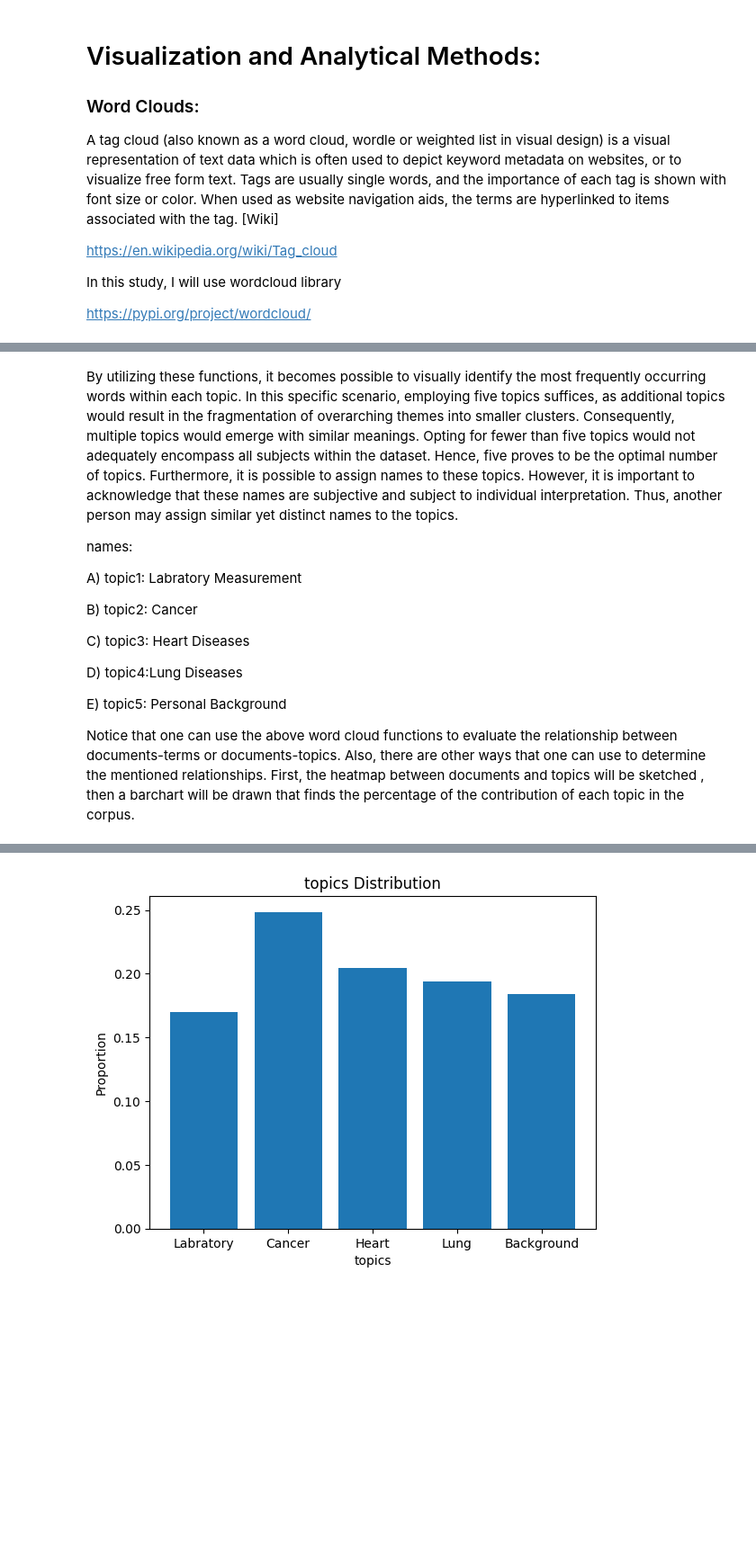
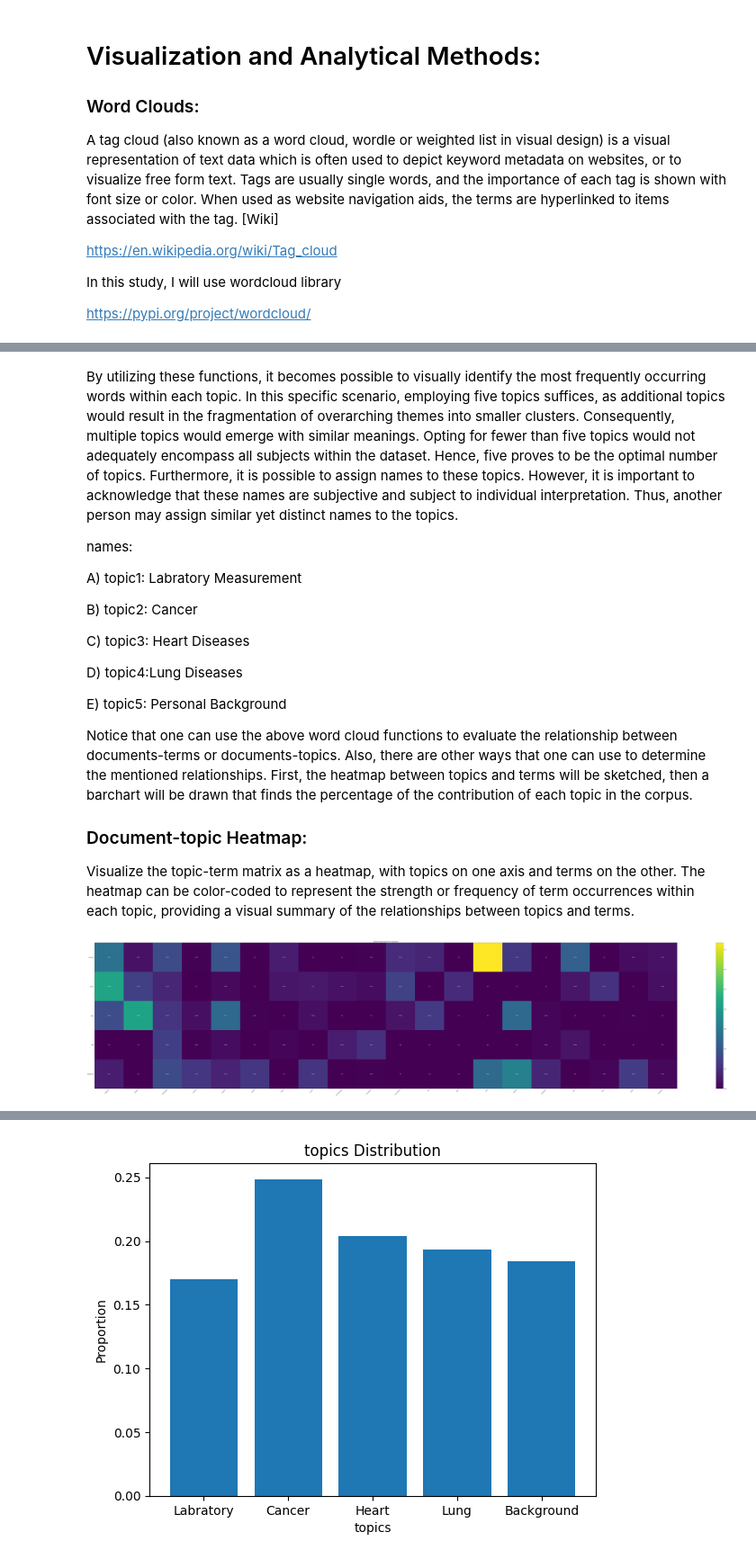
Before and after one commit to hooman-b/Machine_learning_assignments, a Jupyter notebook: Unsupervised_Learning/Second_Assignment/tutorial_clustering_words.ipynb, the cells around one changed output, grey strips where cells are left out. Shown at 90% size. Saved outputs shown, nothing was run; the diff lists cells and outputs as text; code cells hidden in the pictures; blank space fills up the shorter version.

Commit message:
add the heatmap function

```diff
--- a/Unsupervised_Learning/Second_Assignment/tutorial_clustering_words.ipynb
+++ b/Unsupervised_Learning/Second_Assignment/tutorial_clustering_words.ipynb
@@ -335,5 +336,47 @@ D) topic4:Lung Diseases
 
 E) topic5: Personal Background
 
-Notice that one can use the above word cloud functions to evaluate the relationship between documents-terms or documents-topics. Also, there are other ways that one can use to determine the mentioned relationships. First, the heatmap between documents and topics will be sketched , then a barchart will be drawn that finds the percentage of the contribution of each topic in the  corpus.
+Notice that one can use the above word cloud functions to evaluate the relationship between documents-terms or documents-topics. Also, there are other ways that one can use to determine the mentioned relationships. First, the heatmap between topics and terms will be sketched, then a barchart will be drawn that finds the percentage of the contribution of each topic in the  corpus.
+
+### Document-topic Heatmap:
+Visualize the topic-term matrix as a heatmap, with topics on one axis and terms on the other. The heatmap can be color-coded to represent the strength or frequency of term occurrences within each topic, providing a visual summary of the relationships between topics and terms.
+# %%
+# inspiring matplotlib documentation: https://matplotlib.org/stable/gallery/images_contours_and_fields/image_annotated_heatmap.html
+def heatmap_maker(df, xlabels, ylabels, txt_producer=True, xlimit=None, ylimit=None):
+
+    if len(xlabels) == 0:
+        xlabels = df.columns[:xlimit]
+
+    if len(ylabels) == 0:
+        ylabels = df.index[:ylimit]
+
+    dataframe = df[:xlimit, :ylimit].round(3)
+
+    fig, ax = plt.subplots(figsize=(100, 20))
+    im = ax.imshow(dataframe)
+
+    # Show all ticks and label them with the respective list entries
+    ax.set_xticks(np.arange(len(xlabels[:xlimit])), labels=xlabels[:xlimit])
+    ax.set_yticks(np.arange(len(ylabels[:ylimit])), labels=ylabels[:ylimit])
+
+    # Rotate the tick labels and set their alignment.
+    plt.setp(ax.get_xticklabels(), rotation=45, ha="right")
+
+    # Loop over data dimensions and create text annotations.
+    if txt_producer ==True:
+        for i in range(len(ylabels[:ylimit])):
+            for j in range(len(xlabels[:xlimit])):
+                text = ax.text(j, i, dataframe[i, j],
+                                ha="center", va="center", color="w")
+
+    plt.colorbar(im)
+    ax.set_title("Harvest of local farmers (in tons/year)")
+    fig.tight_layout()
+    plt.show()
+# %%
+y_labels = ['Labratory', 'Cancer', 'Heart', 'Lung', 'Background']
+x_labels = data_dtm_noun.columns[:20]
+heatmap_maker(nmf_model.components_[:,:20], x_labels, y_labels)
+# %% [output]
+[figure, added]
 # %% [markdown]
```
Also changed, not shown: parts of 4 cells of this notebook.
